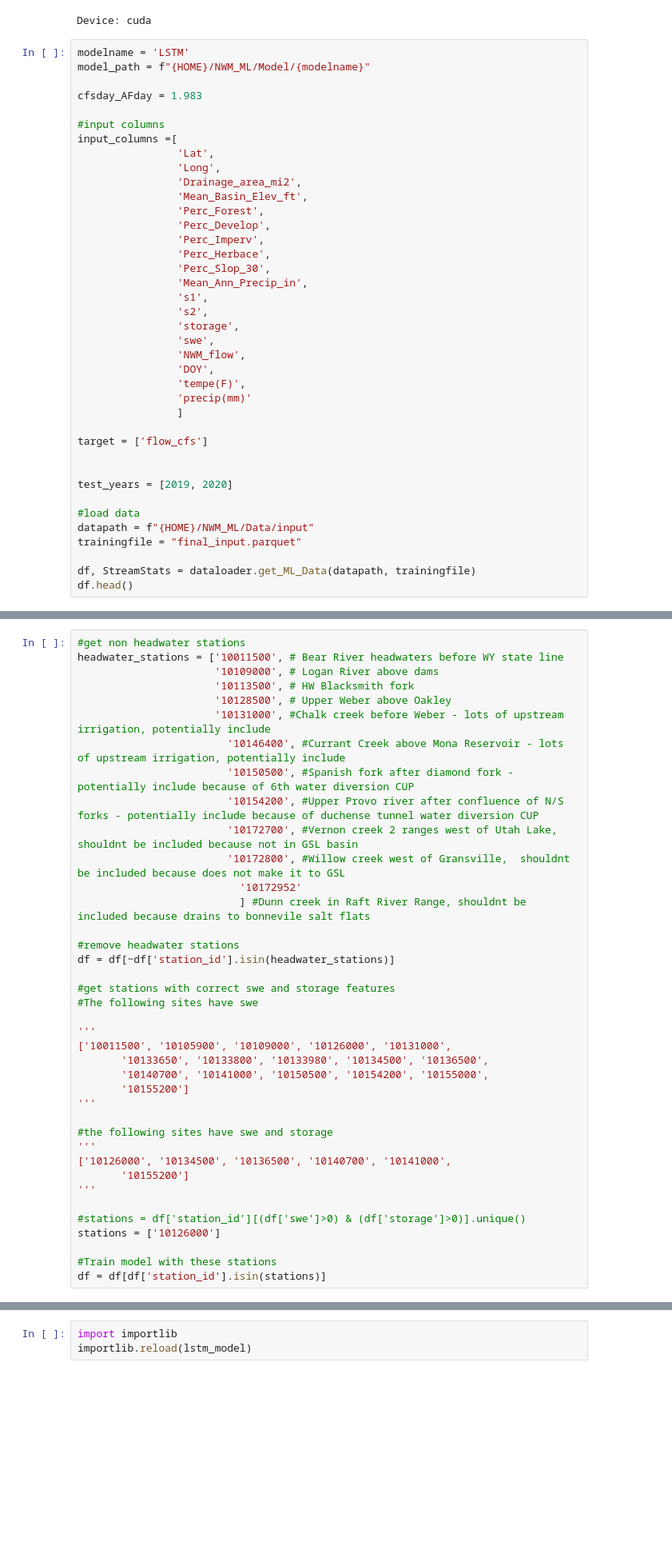
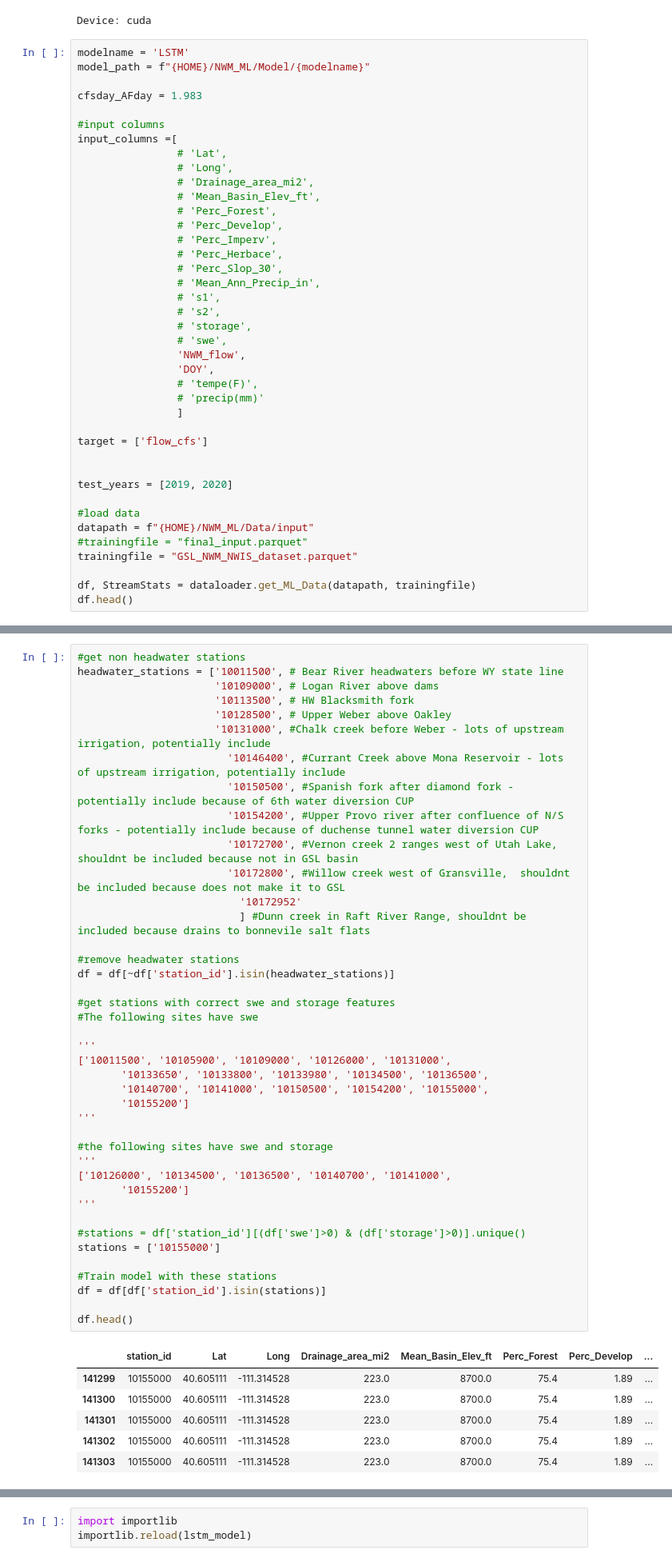
Before and after one commit to whitelightning450/NWM_ML, a Jupyter notebook: RJ/ModelDevelopment/lstm.ipynb, the cells around one changed output, grey strips where cells are left out. Shown: that part at 80% size. Cells and saved outputs as stored; diff of their text form; blank space fills up the shorter version.

```diff
--- a/RJ/ModelDevelopment/lstm.ipynb
+++ b/RJ/ModelDevelopment/lstm.ipynb
@@ -28,24 +28,24 @@ cfsday_AFday = 1.983
 
 #input columns
 input_columns =[
-                'Lat',
-                'Long',
-                'Drainage_area_mi2',
-                'Mean_Basin_Elev_ft',
-                'Perc_Forest',
-                'Perc_Develop',
-                'Perc_Imperv',
-                'Perc_Herbace',
-                'Perc_Slop_30',
-                'Mean_Ann_Precip_in',
-                's1',
-                's2',
-                'storage',
-                'swe',
+                # 'Lat',
+                # 'Long',
+                # 'Drainage_area_mi2',
+                # 'Mean_Basin_Elev_ft',
+                # 'Perc_Forest',
+                # 'Perc_Develop',
+                # 'Perc_Imperv',
+                # 'Perc_Herbace',
+                # 'Perc_Slop_30',
+                # 'Mean_Ann_Precip_in',
+                # 's1',
+                # 's2',
+                # 'storage',
+                # 'swe',
                 'NWM_flow',
                 'DOY',
-                'tempe(F)',
-                'precip(mm)'
+                # 'tempe(F)',
+                # 'precip(mm)'
                 ]
 
 target = ['flow_cfs']
@@ -55,7 +55,8 @@ test_years = [2019, 2020]
 
 #load data
 datapath = f"{HOME}/NWM_ML/Data/input"
-trainingfile = "final_input.parquet"
+#trainingfile = "final_input.parquet"
+trainingfile = "GSL_NWM_NWIS_dataset.parquet"
 
 df, StreamStats = dataloader.get_ML_Data(datapath, trainingfile)
 df.head()
@@ -100,34 +99,43 @@ headwater_stations = ['10011500', # Bear River headwaters before WY state line
                         '10150500', #Spanish fork after diamond fork - potentially include because of 6th water diversion CUP
                         '10154200', #Upper Provo river after confluence of N/S forks - potentially include because of duchense tunnel water diversion CUP
                         '10172700', #Vernon creek 2 ranges west of Utah Lake, shouldnt be included because not in GSL basin
                         '10172800', #Willow creek west of Gransville,  shouldnt be included because does not make it to GSL
                           '10172952'
                           ] #Dunn creek in Raft River Range, shouldnt be included because drains to bonnevile salt flats
 
 #remove headwater stations
 df = df[~df['station_id'].isin(headwater_stations)]
 
 #get stations with correct swe and storage features
 #The following sites have swe
 
 '''
 ['10011500', '10105900', '10109000', '10126000', '10131000',
        '10133650', '10133800', '10133980', '10134500', '10136500',
        '10140700', '10141000', '10150500', '10154200', '10155000',
        '10155200']
 '''
 
 #the following sites have swe and storage
 '''
 ['10126000', '10134500', '10136500', '10140700', '10141000',
        '10155200']
 '''
 
 #stations = df['station_id'][(df['swe']>0) & (df['storage']>0)].unique()
-stations = ['10126000']
+stations = ['10155000']
 
 #Train model with these stations
 df = df[df['station_id'].isin(stations)]
+
+df.head()
+# %% [output]
+|  | station_id | Lat | Long | Drainage_area_mi2 | Mean_Basin_Elev_ft | Perc_Forest | Perc_Develop | ... |
+| 141299 | 10155000 | 40.605111 | -111.314528 | 223.0 | 8700.0 | 75.4 | 1.89 | ... |
+| 141300 | 10155000 | 40.605111 | -111.314528 | 223.0 | 8700.0 | 75.4 | 1.89 | ... |
+| 141301 | 10155000 | 40.605111 | -111.314528 | 223.0 | 8700.0 | 75.4 | 1.89 | ... |
+| 141302 | 10155000 | 40.605111 | -111.314528 | 223.0 | 8700.0 | 75.4 | 1.89 | ... |
+| 141303 | 10155000 | 40.605111 | -111.314528 | 223.0 | 8700.0 | 75.4 | 1.89 | ... |
 # %% [markdown]
 ## Train the model
 * make the model a .py file and class when finalized. PyTorch only saves the weights of the layer/node, not the overall structure.
```
Also changed, not shown: parts of 5 cells of this notebook, 17 other files.
